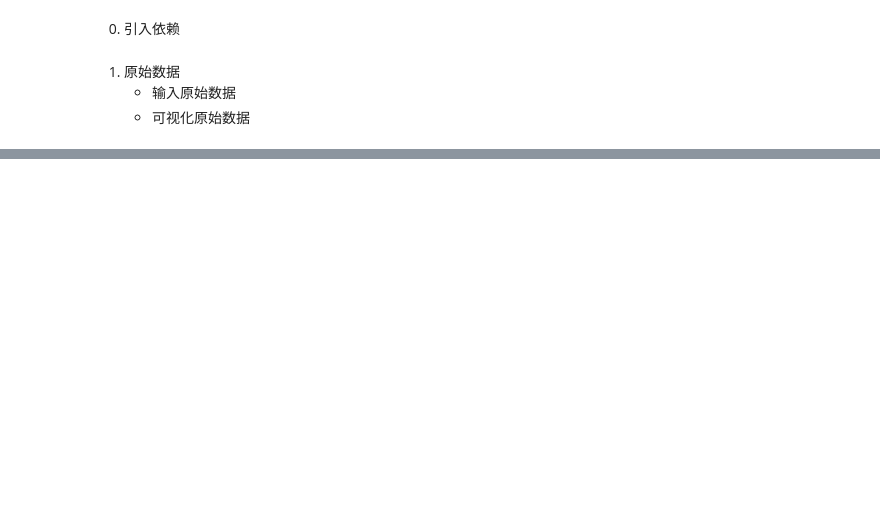
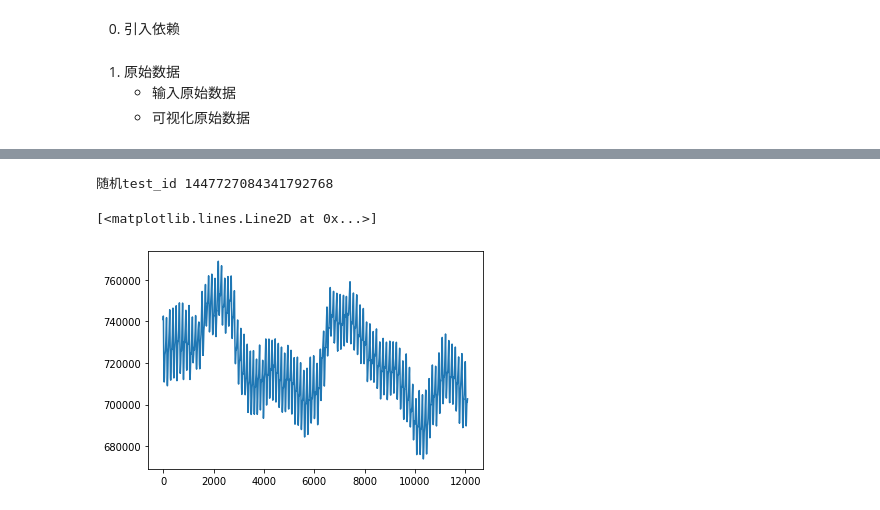
Before and after one commit to wxl15/yijyun-jupyter, a Jupyter notebook: jingluo.ipynb, the cells around one changed output, grey strips where cells are left out. Drawn from its saved outputs; the diff is of its cells as text; code cells hidden in the pictures; blank space fills up the shorter version.

```diff
--- a/jingluo.ipynb
+++ b/jingluo.ipynb
@@ -23,0 +28,6 @@ plt.plot(raw_data)
+# %%
+index = np.random.choice(len(df))
+test_id = df.loc[index, 'test_id']
+print('随机test_id', test_id)
+# %% [output]
+随机test_id 1447727084341792768
@@ -23,0 +47,13 @@ plt.plot(raw_data)
+# %%
+# 16进制转10进制
+def hex2num(x: str):
+    return [int(a, 16) for a in x.split(',')]
+
+
+raw_data = np.array(hex2num(hex_data))
+
+# # 可视化原始数据
+plt.plot(raw_data)
+# %% [output]
+[<matplotlib.lines.Line2D at 0x...>]
+[figure, added]
```
Also changed, not shown: parts of 15 cells of this notebook, 3 other files.
